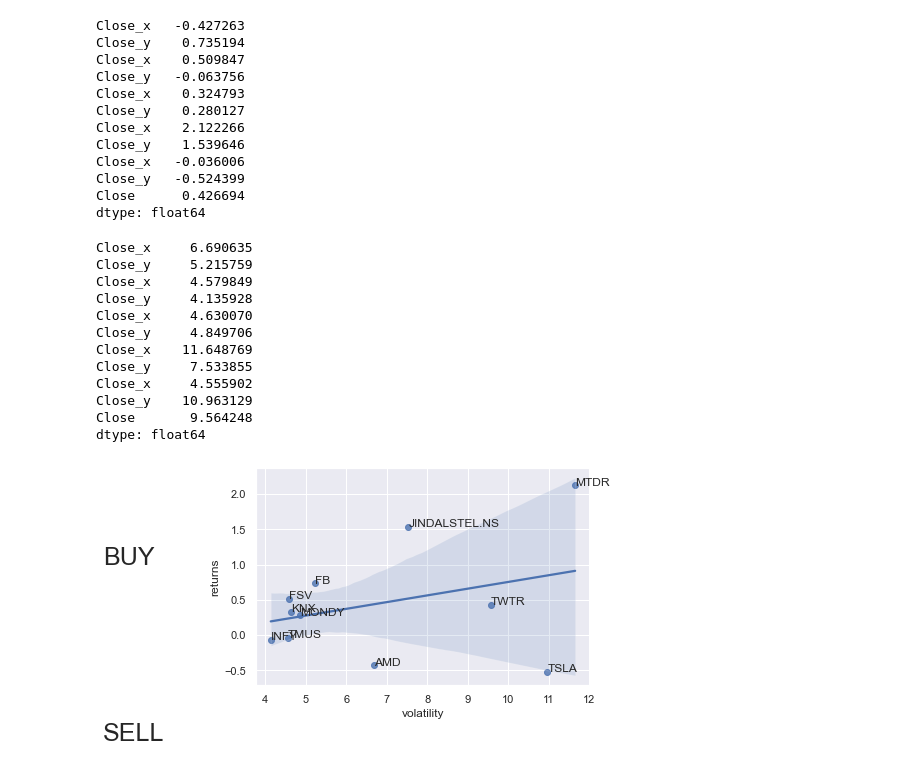
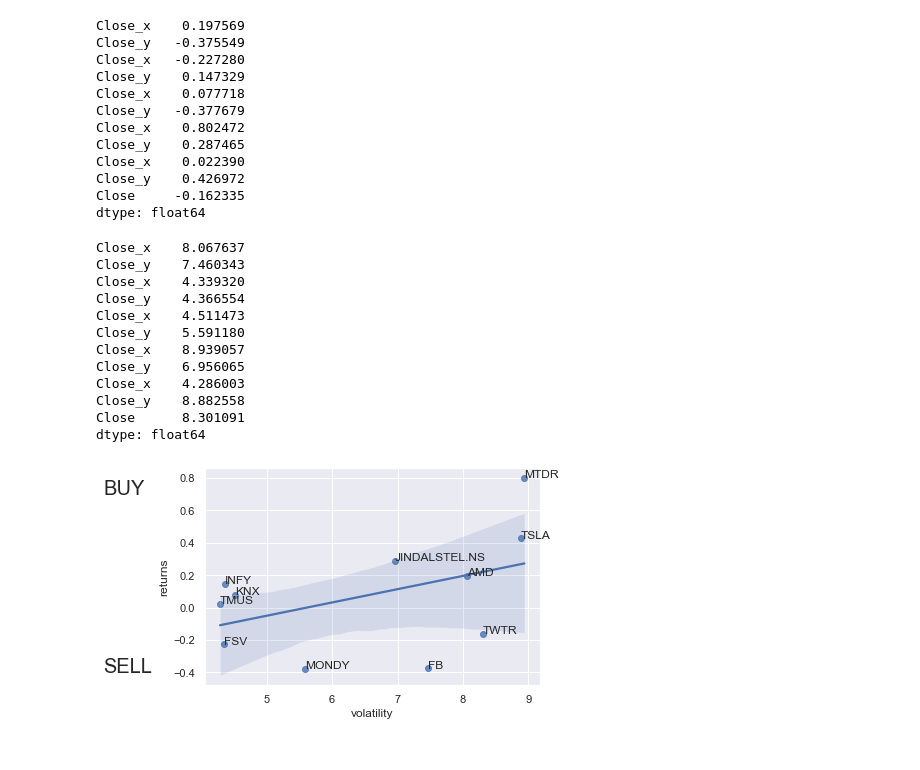
Before and after one commit to karenpinto1602/Stock-Market-Prediction-and-Analysis, a Jupyter notebook: Visualization/jointplot_visualisation.ipynb, the cells around one changed output. Saved outputs shown, nothing was run; the diff lists cells and outputs as text; code cells hidden in the pictures.

```diff
--- a/Visualization/jointplot_visualisation.ipynb
+++ b/Visualization/jointplot_visualisation.ipynb
@@ -13,0 +7,9 @@ dfs = [pd.read_csv(s)[['Date', 'Close']] for s in stocks]
+# %%
+import yfinance as yf
+stock_symbol = ['AMD', 'FB', 'FSV', 'INFY', 'KNX', 'MONDY', 'MTDR', 'JINDALSTEL.NS', 'TMUS', 'TSLA', 'TWTR']
+
+def data_download(i):
+    data = yf.download(tickers=i,period='1y',interval='1d')[['Close']]
+    return(data.reset_index())
+
+dfs = [data_download(s) for s in stock_symbol]
@@ -29,32 +43,32 @@ volatilities = returns.std()
 # %%
 mean_daily_returns * 252
 # %% [output]
-Close_x   -0.427263
-Close_y    0.735194
-Close_x    0.509847
-Close_y   -0.063756
-Close_x    0.324793
-Close_y    0.280127
-Close_x    2.122266
-Close_y    1.539646
-Close_x   -0.036006
-Close_y   -0.524399
-Close      0.426694
+Close_x    0.197569
+Close_y   -0.375549
+Close_x   -0.227280
+Close_y    0.147329
+Close_x    0.077718
+Close_y   -0.377679
+Close_x    0.802472
+Close_y    0.287465
+Close_x    0.022390
+Close_y    0.426972
+Close     -0.162335
 dtype: float64
 # %%
 volatilities * 252
 # %% [output]
-Close_x     6.690635
-Close_y     5.215759
-Close_x     4.579849
-Close_y     4.135928
-Close_x     4.630070
-Close_y     4.849706
-Close_x    11.648769
-Close_y     7.533855
-Close_x     4.555902
-Close_y    10.963129
-Close       9.564248
+Close_x    8.067637
+Close_y    7.460343
+Close_x    4.339320
+Close_y    4.366554
+Close_x    4.511473
+Close_y    5.591180
+Close_x    8.939057
+Close_y    6.956065
+Close_x    4.286003
+Close_y    8.882558
+Close      8.301091
 dtype: float64
 # %%
 combine = pd.DataFrame({'returns': mean_daily_returns * 252,
@@ -62,12 +76,12 @@ combine = pd.DataFrame({'returns': mean_daily_returns * 252,
 # %%
 g = sns.regplot("volatility", "returns", data=combine)
 
 for i in range(combine.shape[0]):
-    plt.annotate(ori_name[i].replace('.csv',''), (combine.iloc[i, 1], combine.iloc[i, 0]))
+    plt.annotate(stock_symbol[i], (combine.iloc[i, 1], combine.iloc[i, 0]))
 
-plt.text(0, -1.5, 'SELL', fontsize=25)
-plt.text(0, 1.0, 'BUY', fontsize=25)
+plt.text(2.5, -0.4, 'SELL', fontsize=20)
+plt.text(2.5, 0.7, 'BUY', fontsize=20)
 
 plt.show()
 # %% [output]
-[figure, old version]
+[figure, new version]
```
Also changed, not shown: parts of 4 cells of this notebook, 27 other files.
